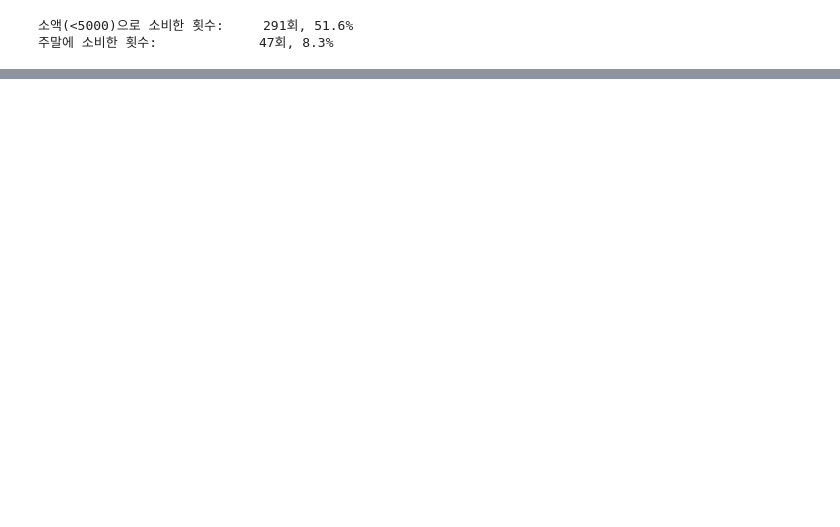
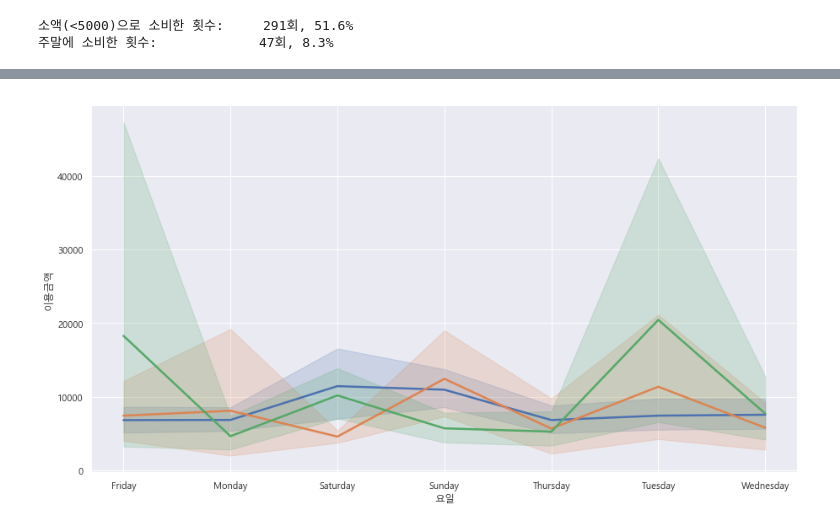
Before and after one commit to Dust-J/2019-Mydata-Hackathon, a Jupyter notebook: myMate.ipynb, the cells around one changed output, grey strips where cells are left out. Drawn from its saved outputs; the diff is of its cells as text; code cells hidden in the pictures; blank space fills up the shorter version.

```diff
--- a/myMate.ipynb
+++ b/myMate.ipynb
@@ -230,0 +233,19 @@ plt.show()
+# %%
+df1['요일'] = df1['이용일자'].dt.weekday_name
+df2['요일'] = df2['이용일자'].dt.weekday_name
+df3['요일'] = df3['이용일자'].dt.weekday_name
+# %%
+import seaborn as sns
+import matplotlib.pyplot as plt
+
+sns.set(font=font_name)
+
+plt.figure(figsize=(15,8))
+
+sns.lineplot(x="요일", y="이용금액", data=df1, palette="tab10", linewidth=2.5)
+sns.lineplot(x="요일", y="이용금액", data=df2, palette="tab10", linewidth=2.5)
+sns.lineplot(x="요일", y="이용금액", data=df3, palette="tab10", linewidth=2.5)
+
+plt.show()
+# %% [output]
+[figure, added]
```
Also changed, not shown: parts of 4 cells of this notebook.
